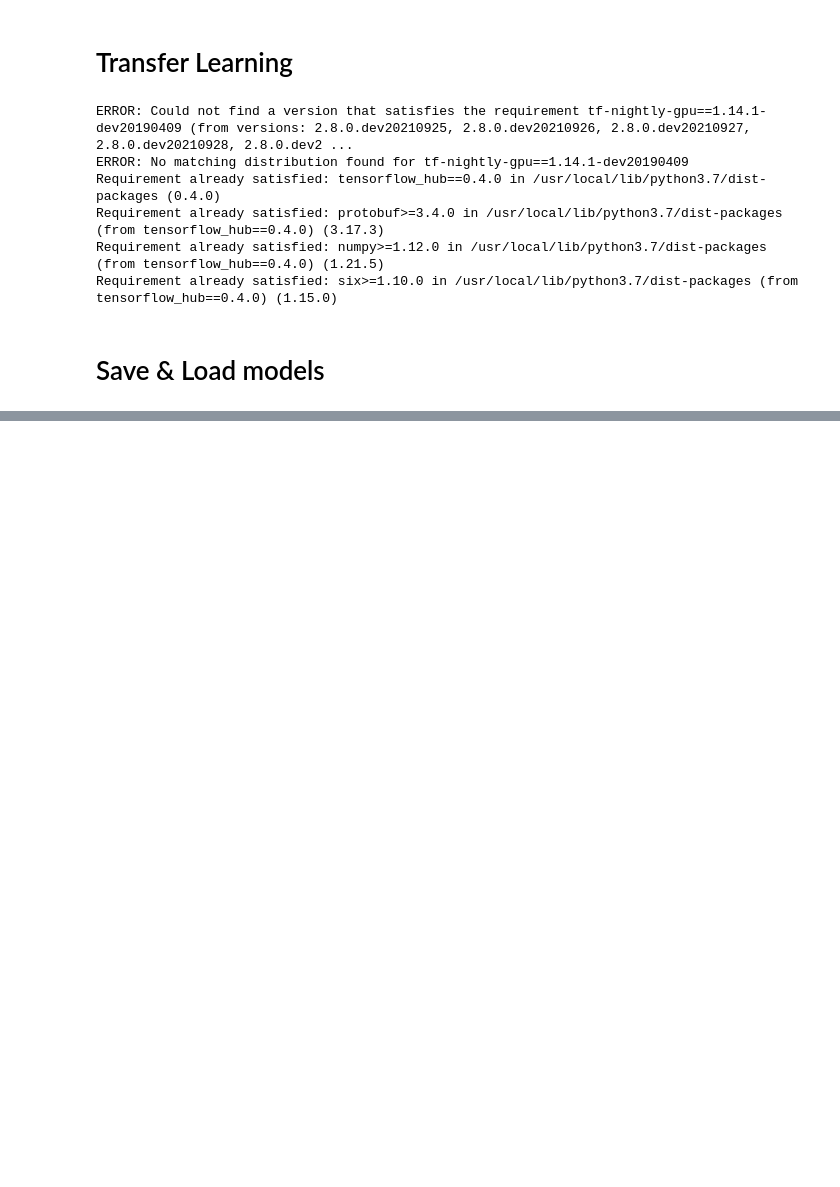
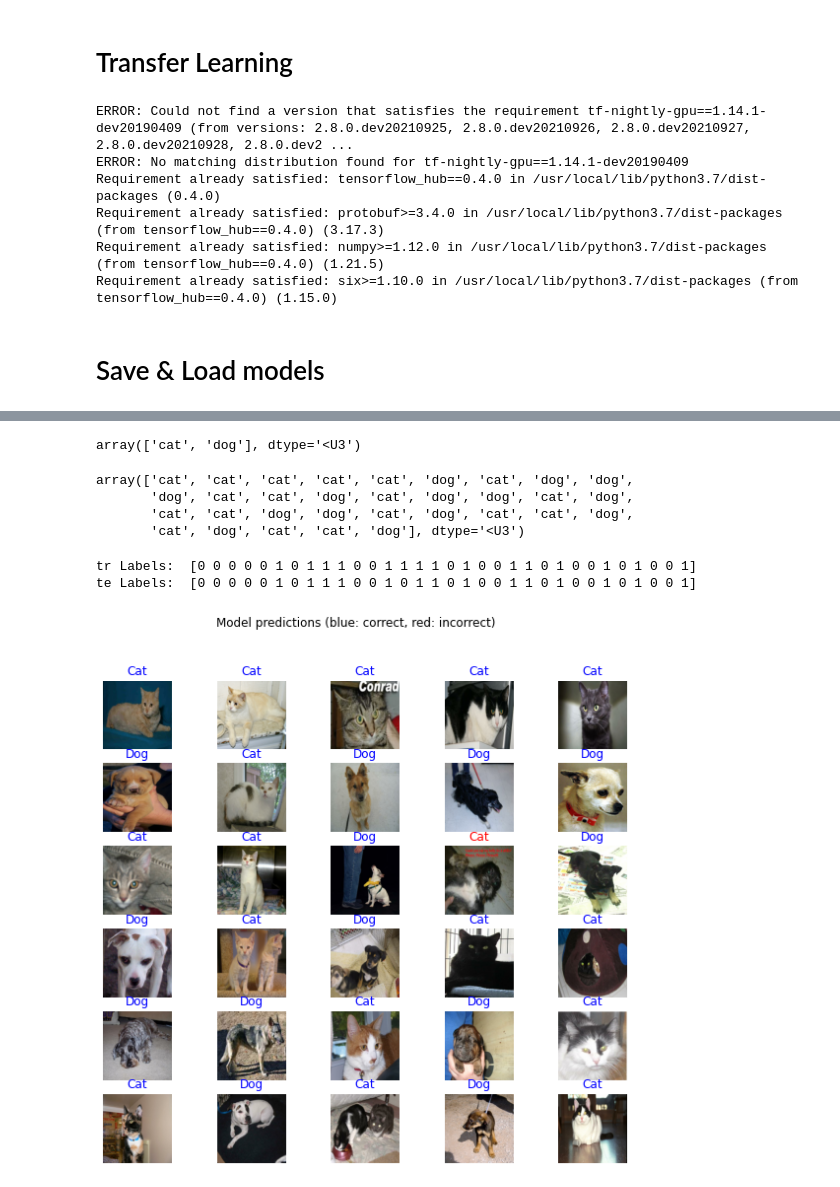
Before and after one commit to iBoxerman/tf-intro, a Jupyter notebook: TF_intro.ipynb, the cells around one changed output, grey strips where cells are left out. Cells and saved outputs as stored; diff of their text form; code cells hidden in the pictures; blank space fills up the shorter version.

Commit message:
saving models

```diff
--- a/TF_intro.ipynb
+++ b/TF_intro.ipynb
@@ -613,0 +628,7 @@ Dataset cats_vs_dogs downloaded and prepared to /root/tensorflow_datasets/cats_v
+# %%
+model = tf.keras.Sequential([
+                             feature_extractor,
+                             layers.Dense(2, activation='softmax')
+])
+
+model.summary()
@@ -613,0 +649,11 @@ Dataset cats_vs_dogs downloaded and prepared to /root/tensorflow_datasets/cats_v
+# %%
+model.compile(
+    optimizer = 'adam',
+    loss = tf.losses.SparseCategoricalCrossentropy(),
+    metrics =['accuracy']
+)
+
+EPOCHS = 2
+history = model.fit(train_batches,
+                    epochs = EPOCHS,
+                    validation_data = validation_batches)
@@ -613,0 +665,37 @@ Dataset cats_vs_dogs downloaded and prepared to /root/tensorflow_datasets/cats_v
+# %%
+class_names = np.array(info.features['label'].names)
+class_names
+# %% [output]
+array(['cat', 'dog'], dtype='<U3')
+# %%
+image_batch , label_batch = next(iter(train_batches.take(1)))
+image_batch = image_batch.numpy()
+label_batch = label_batch.numpy()
+
+predicted_batch = model.predict(image_batch)
+predicted_batch = tf.squeeze(predicted_batch).numpy()
+predicted_ids = np.argmax(predicted_batch, axis=1)
+predicted_class_names = class_names[predicted_ids]
+predicted_class_names
+# %% [output]
+array(['cat', 'cat', 'cat', 'cat', 'cat', 'dog', 'cat', 'dog', 'dog',
+       'dog', 'cat', 'cat', 'dog', 'cat', 'dog', 'dog', 'cat', 'dog',
+       'cat', 'cat', 'dog', 'dog', 'cat', 'dog', 'cat', 'cat', 'dog',
+       'cat', 'dog', 'cat', 'cat', 'dog'], dtype='<U3')
+# %%
+print("tr Labels: ", label_batch)
+print("te Labels: ", predicted_ids)
+# %% [output]
+tr Labels:  [0 0 0 0 0 1 0 1 1 1 0 0 1 1 1 1 0 1 0 0 1 1 0 1 0 0 1 0 1 0 0 1]
+te Labels:  [0 0 0 0 0 1 0 1 1 1 0 0 1 0 1 1 0 1 0 0 1 1 0 1 0 0 1 0 1 0 0 1]
+# %%
+plt.figure(figsize=(10,9))
+for n in range(30):
+  plt.subplot(6,5,n+1)
+  plt.imshow(image_batch[n])
+  color = "blue" if predicted_ids[n] == label_batch[n] else "red"
+  plt.title(predicted_class_names[n].title(), color=color)
+  plt.axis('off')
+_ = plt.suptitle("Model predictions (blue: correct, red: incorrect)")
+# %% [output]
+[figure, added]
```
Also changed, not shown: parts of 13 cells of this notebook.
